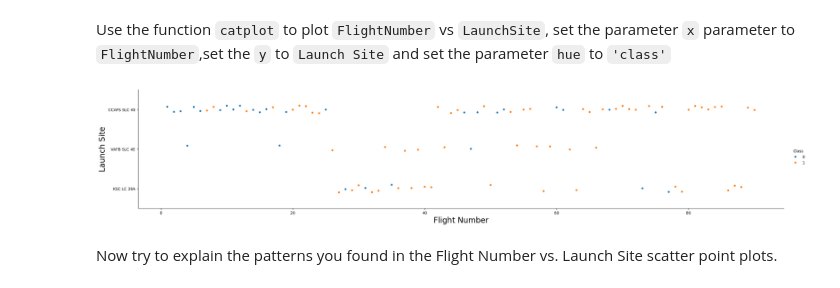
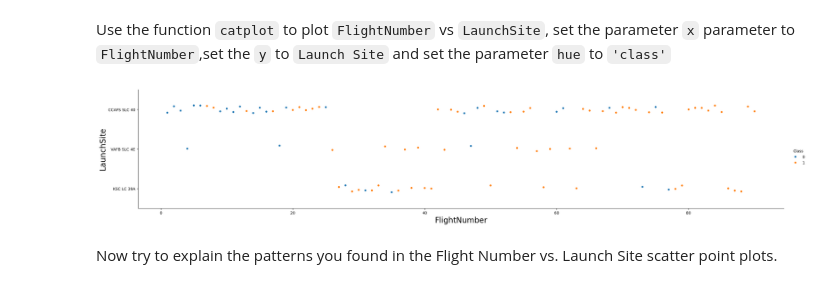
Before and after one commit to AdriaRM96/spacex-falcon9-capstone, a Jupyter notebook: notebooks/05_eda_dataviz.ipynb, the cells around one changed output. Saved outputs shown, nothing was run; the diff lists cells and outputs as text; code cells hidden in the pictures.

```diff
--- a/notebooks/05_eda_dataviz.ipynb
+++ b/notebooks/05_eda_dataviz.ipynb
@@ -108,14 +111,12 @@ Next, let's drill down to each site visualize its detailed launch records.
 Use the function <code>catplot</code> to plot <code>FlightNumber</code> vs <code>LaunchSite</code>, set the  parameter <code>x</code>  parameter to <code>FlightNumber</code>,set the  <code>y</code> to <code>Launch Site</code> and set the parameter <code>hue</code> to <code>'class'</code>
 # %%
 # Plot a scatter point chart with x axis to be Flight Number and y axis to be the launch site, and hue to be the class value
-# catplot with hue='Class' lets us see, per launch site, whether early vs later
-# flight numbers tended to succeed (1) or fail (0) at landing.
-sns.catplot(y="LaunchSite", x="FlightNumber", hue="Class", data=df, aspect=5)
-plt.xlabel("Flight Number", fontsize=20)
-plt.ylabel("Launch Site", fontsize=20)
+# plot_categorical_relationship (src/spacex_capstone/viz.py) wraps the catplot
+# pattern reused across Tasks 1, 2, 4, and 5 in this notebook.
+plot_categorical_relationship(df, x="FlightNumber", y="LaunchSite")
 plt.show()
 # %% [output]
-[figure, old version]
+[figure, new version]
 # %% [markdown]
 Now try to explain the patterns you found in the Flight Number vs. Launch Site scatter point plots.
 # %% [markdown]
```
Also changed, not shown: parts of 8 cells of this notebook.
